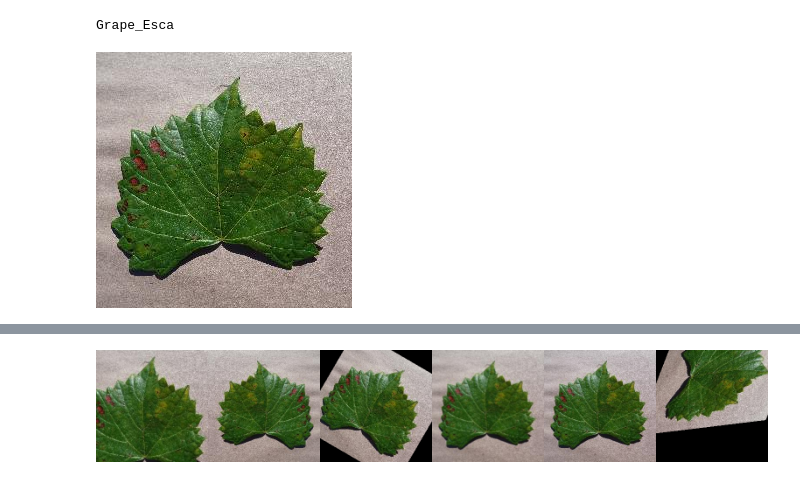
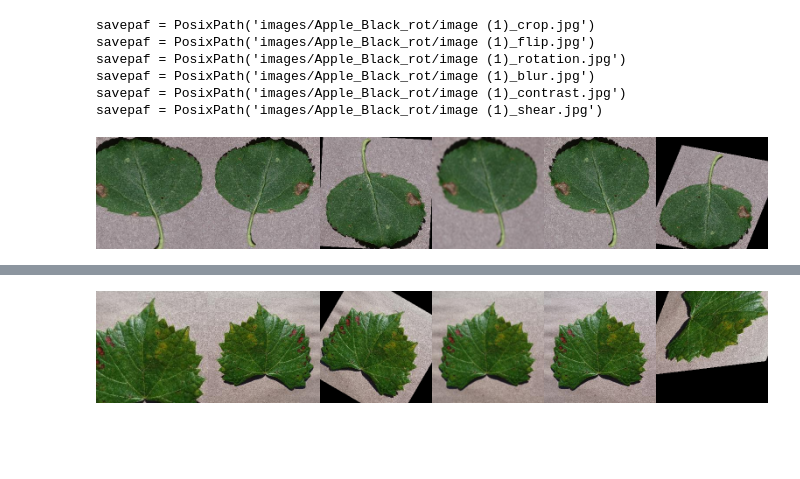
Before and after one commit to JBarmentlo/42-Leafliction, a Jupyter notebook: augmentation.ipynb, the cells around one changed output, grey strips where cells are left out. Saved outputs shown, nothing was run; the diff lists cells and outputs as text; code cells hidden in the pictures; blank space fills up the shorter version.

Commit message:
augmentinator almost done

```diff
--- a/augmentation.ipynb
+++ b/augmentation.ipynb
@@ -1,19 +1,36 @@
 # %%
+from typing import Dict, Callable
+from torch import Tensor
+
+from leafy.Augmentation import Augmentinator
+from leafy.Augmentation import make_transforms
+
+from torchvision.transforms.functional import to_pil_image, to_tensor
+from PIL import Image
+import torch
+
 from pathlib import Path
 from leafy.loader import ImageLoader
 from torchvision.transforms import ToPILImage
 from PIL import Image
 topil = ToPILImage()
 
 data_folder = Path("./images")
 
 loader = ImageLoader(data_folder)
+
+im = to_tensor(Image.open('./images/Apple_Black_rot/image (1).jpg'))
+
+transformations = make_transforms(im.shape)
+aug = Augmentinator(transformations)
+aug('./images/Apple_Black_rot/image (1).jpg')
+# augmented = aug.augment(im)
+# make_image_row(augmented)
+# %% [output]
+savepaf = PosixPath('images/Apple_Black_rot/image (1)_crop.jpg')
+savepaf = PosixPath('images/Apple_Black_rot/image (1)_flip.jpg')
+savepaf = PosixPath('images/Apple_Black_rot/image (1)_rotation.jpg')
+savepaf = PosixPath('images/Apple_Black_rot/image (1)_blur.jpg')
+savepaf = PosixPath('images/Apple_Black_rot/image (1)_contrast.jpg')
+savepaf = PosixPath('images/Apple_Black_rot/image (1)_shear.jpg')
+[figure, added]
-# %%
-
-
-im, class_name = loader[0]
-print(class_name)
-topil(im)
-# %% [output]
-Grape_Esca
-[figure, removed]
```
Also changed, not shown: parts of 10 cells of this notebook, 3 other files.
